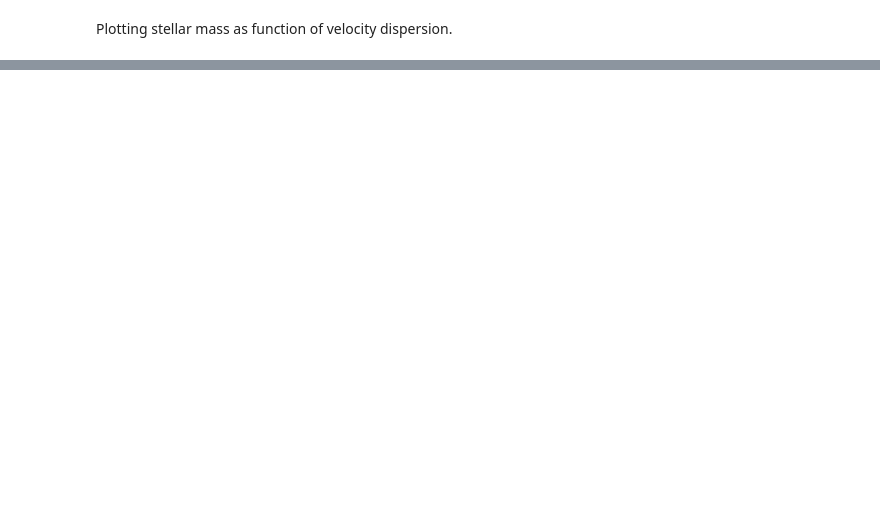
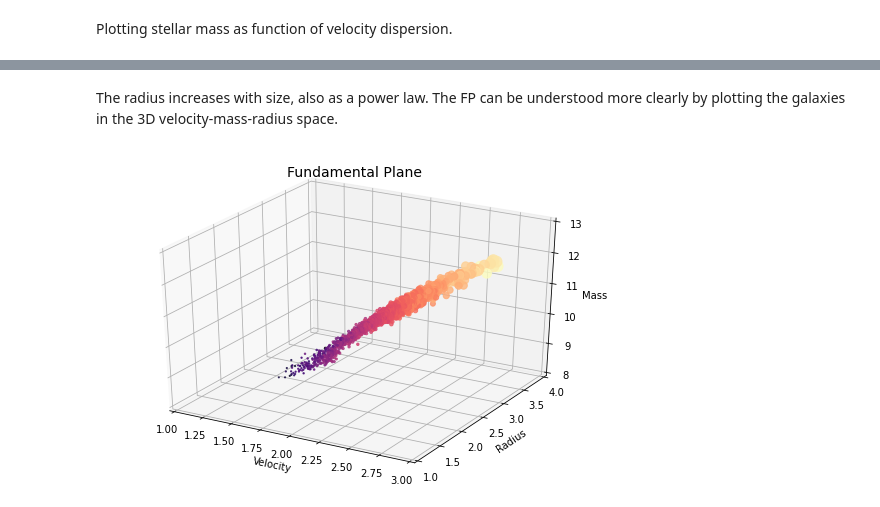
Before and after one commit to choisant/illustris-project, a Jupyter notebook: src/FP.ipynb, the cells around one changed output, grey strips where cells are left out. Cells and saved outputs as stored; diff of their text form; code cells hidden in the pictures; blank space fills up the shorter version.

```diff
--- a/src/FP.ipynb
+++ b/src/FP.ipynb
@@ -36,0 +54,11 @@ il.formatplot.R_SM(title="Effective radius", df = df1)
+# %% [markdown]
+The radius increases with size, also as a power law. The FP can be understood more clearly by plotting the galaxies in the 3D velocity-mass-radius space.
+# %%
+
+fig = il.formatplot.FP_3D(data)
+
+
+
+plt.show()
+# %% [output]
+[figure, added]
```
Also changed, not shown: parts of 8 cells of this notebook, 4 other files.
